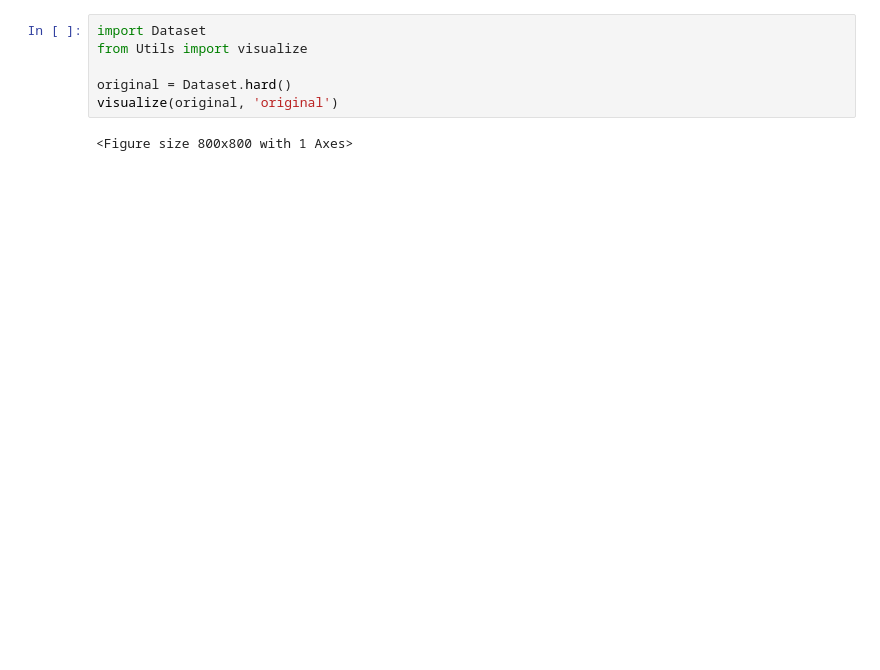
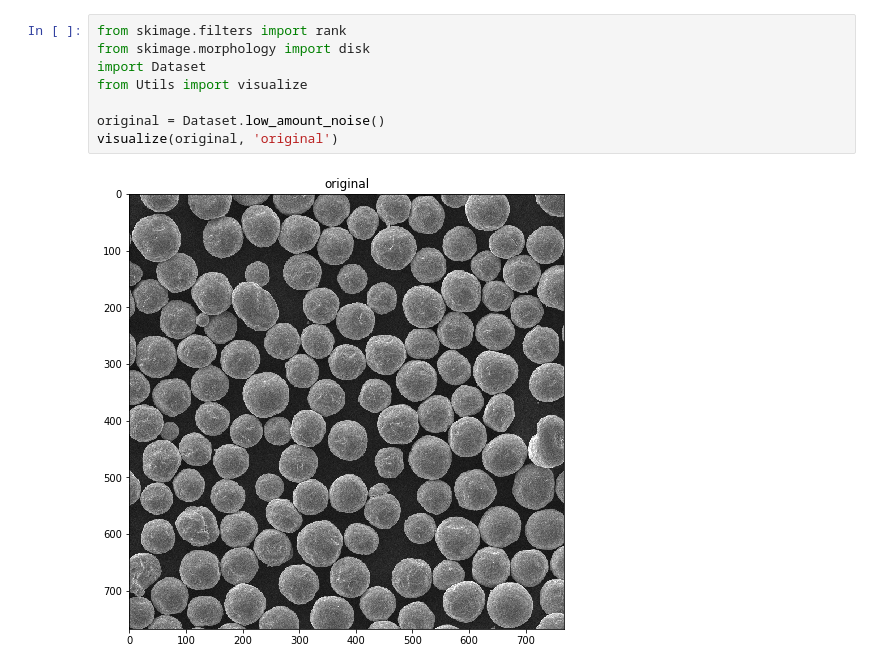
Before and after one commit to Toliak/particle-counter, a Jupyter notebook: notebooks/cluster.ipynb, the cells around one changed output. Cells and saved outputs as stored; diff of their text form; blank space fills up the shorter version.

```diff
--- a/notebooks/cluster.ipynb
+++ b/notebooks/cluster.ipynb
@@ -1,11 +1,13 @@
 # %%
+from skimage.filters import rank
+from skimage.morphology import disk
 import Dataset
 from Utils import visualize
 
-original = Dataset.hard()
+original = Dataset.low_amount_noise()
 visualize(original, 'original')
 # %% [output]
-<Figure size 800x800 with 1 Axes>
+[figure, added]
 # %%
 from Clusterize import Clusterize
 
```
Also changed, not shown: parts of 6 cells of this notebook, 4 other files.
